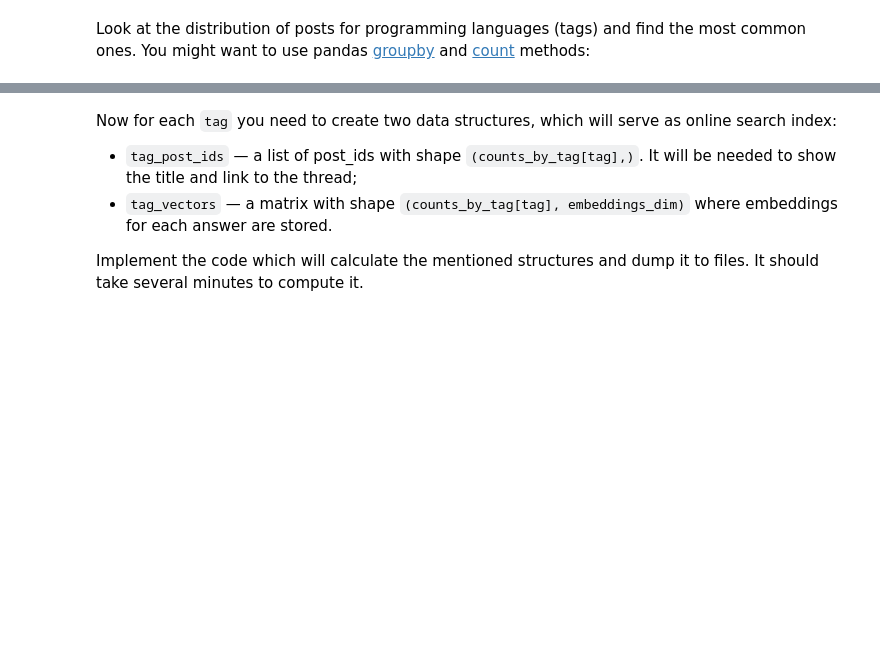
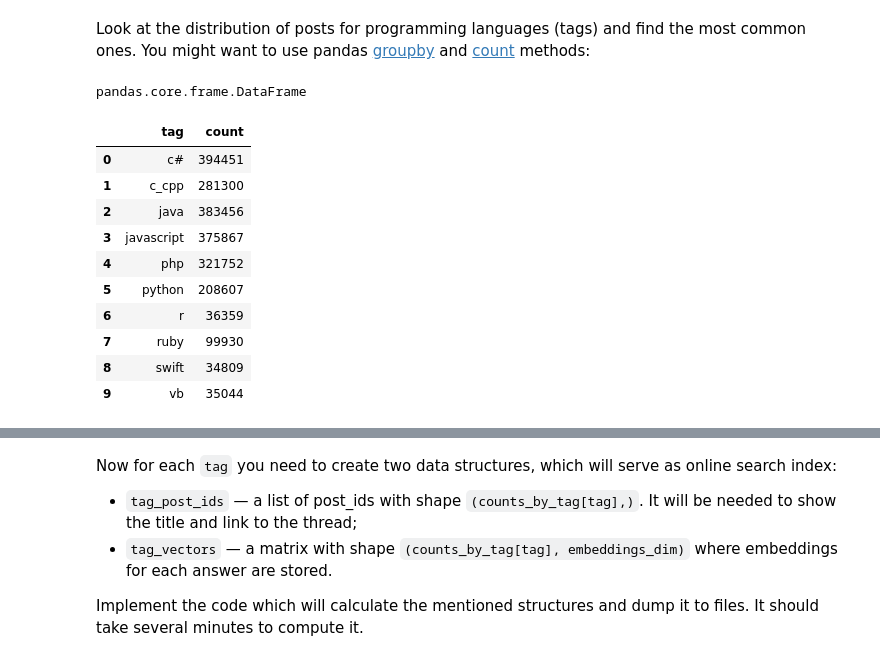
Before and after one commit to srivatsakr21/natural-language-processing, a Jupyter notebook: week5/week5-project.ipynb, the cells around one changed output, grey strips where cells are left out. Cells and saved outputs as stored; diff of their text form; code cells hidden in the pictures; blank space fills up the shorter version.

```diff
--- a/week5/week5-project.ipynb
+++ b/week5/week5-project.ipynb
@@ -288,0 +303,20 @@ counts_by_tag = ######### YOUR CODE HERE #############
+# %%
+s = posts_df.groupby(['tag']).size().reset_index(name='count')
+# %%
+type(s)
+# %% [output]
+pandas.core.frame.DataFrame
+# %%
+s
+# %% [output]
+|  | tag | count |
+| 0 | c# | 394451 |
+| 1 | c_cpp | 281300 |
+| 2 | java | 383456 |
+| 3 | javascript | 375867 |
+| 4 | php | 321752 |
+| 5 | python | 208607 |
+| 6 | r | 36359 |
+| 7 | ruby | 99930 |
+| 8 | swift | 34809 |
+| 9 | vb | 35044 |
```
Also changed, not shown: parts of 15 cells of this notebook.
